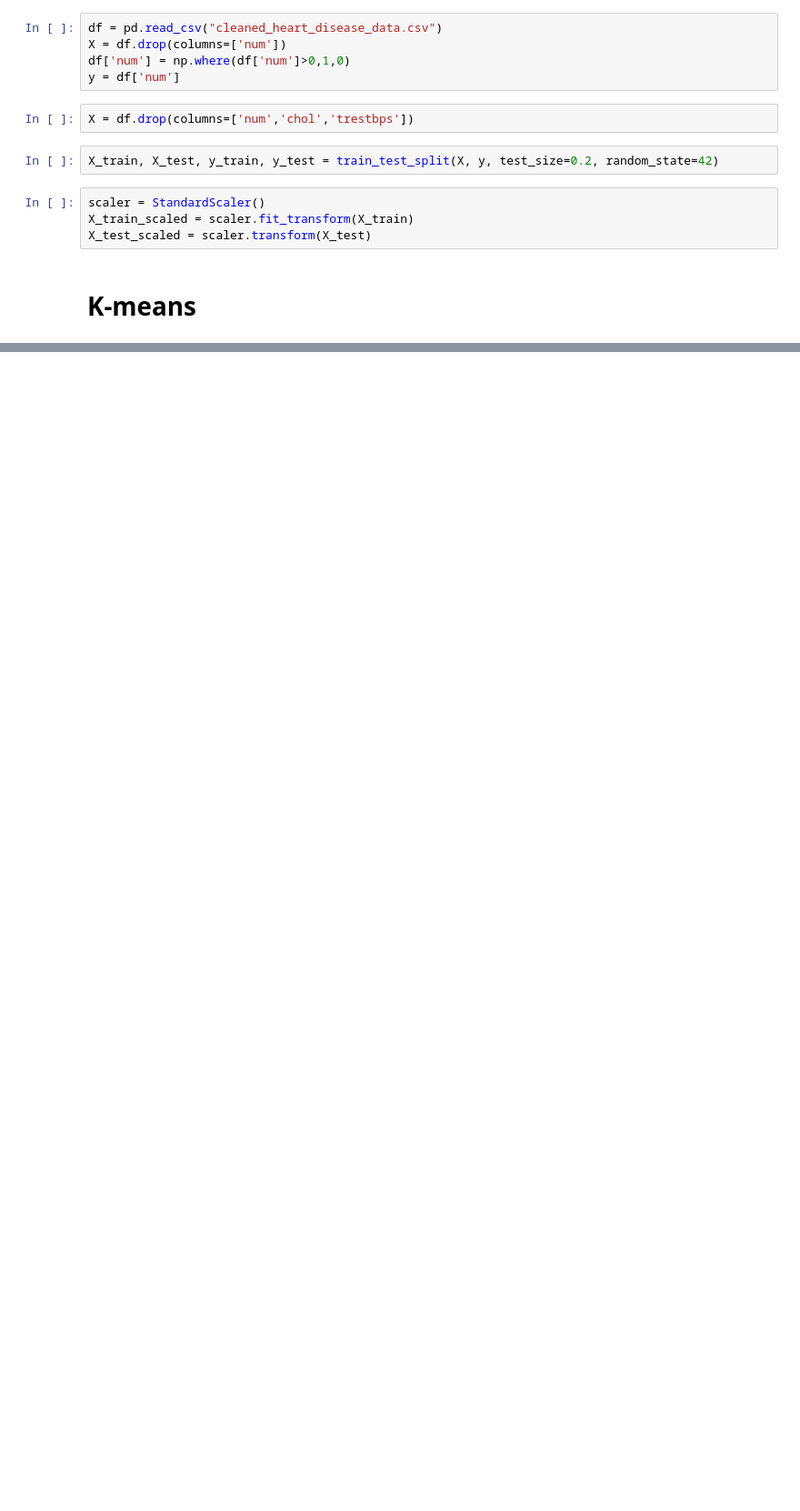
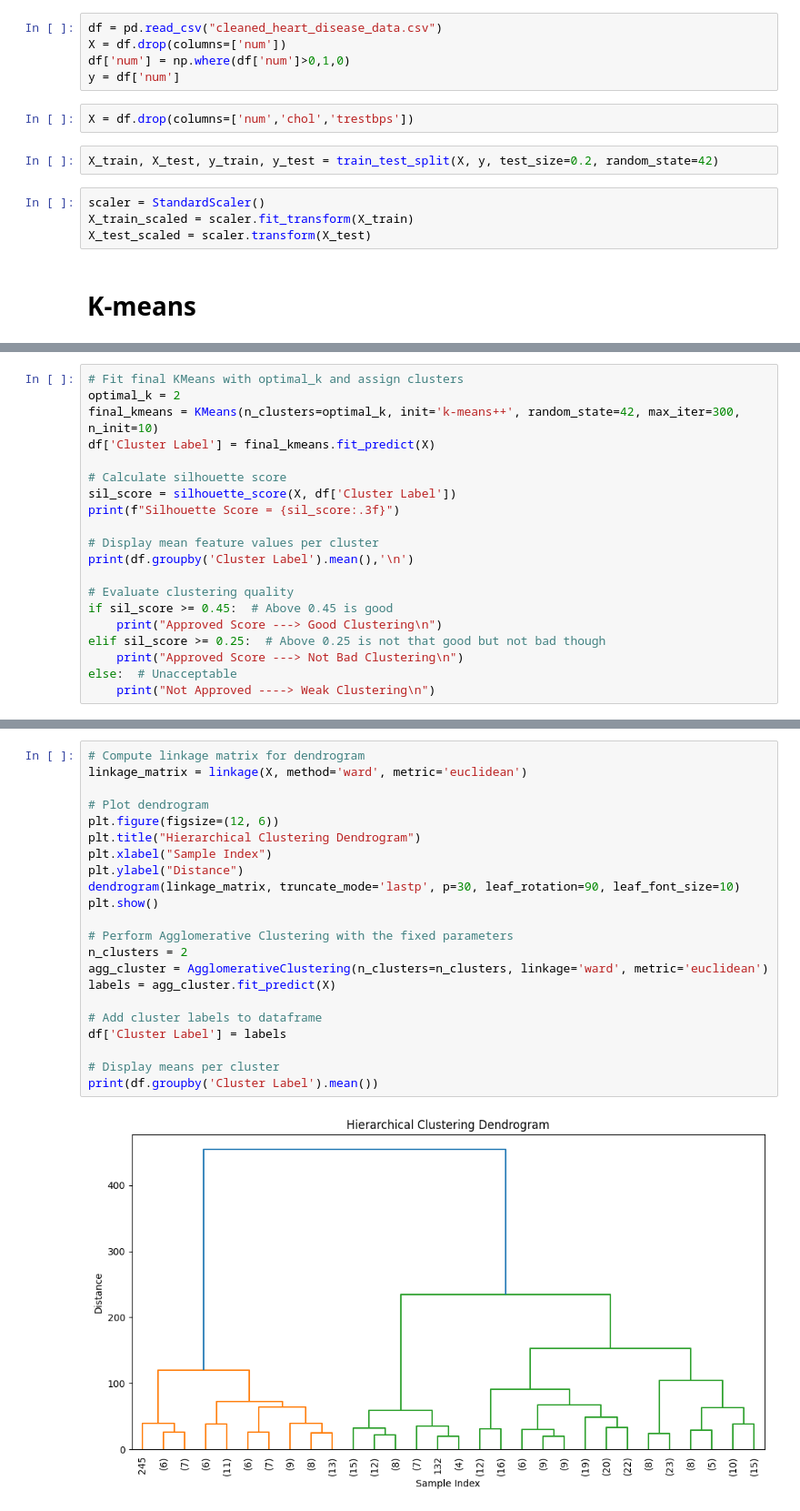
Before and after one commit to YoussefAhmed2612/UCI_Heart_Disease_Prediction, a Jupyter notebook: 2.5 Unsupervised Learning/Unsupervised Learning - Clustering.ipynb, the cells around one changed output, grey strips where cells are left out. Shown at 91% size. Saved outputs shown, nothing was run; the diff lists cells and outputs as text; blank space fills up the shorter version.

```diff
--- a/2.5 Unsupervised Learning/Unsupervised Learning - Clustering.ipynb
+++ b/2.5 Unsupervised Learning/Unsupervised Learning - Clustering.ipynb
@@ -40,0 +91,20 @@ X_test_scaled = scaler.transform(X_test)
+# %%
+# Fit final KMeans with optimal_k and assign clusters
+optimal_k = 2
+final_kmeans = KMeans(n_clusters=optimal_k, init='k-means++', random_state=42, max_iter=300, n_init=10)
+df['Cluster Label'] = final_kmeans.fit_predict(X)
+
+# Calculate silhouette score
+sil_score = silhouette_score(X, df['Cluster Label'])
+print(f"Silhouette Score = {sil_score:.3f}")
+
+# Display mean feature values per cluster
+print(df.groupby('Cluster Label').mean(),'\n')
+
+# Evaluate clustering quality
+if sil_score >= 0.45:  # Above 0.45 is good
+    print("Approved Score ---> Good Clustering\n")
+elif sil_score >= 0.25:  # Above 0.25 is not that good but not bad though
+    print("Approved Score ---> Not Bad Clustering\n")
+else:  # Unacceptable
+    print("Not Approved ----> Weak Clustering\n")
@@ -40,0 +131,24 @@ X_test_scaled = scaler.transform(X_test)
+# %%
+# Compute linkage matrix for dendrogram
+linkage_matrix = linkage(X, method='ward', metric='euclidean')
+
+# Plot dendrogram
+plt.figure(figsize=(12, 6))
+plt.title("Hierarchical Clustering Dendrogram")
+plt.xlabel("Sample Index")
+plt.ylabel("Distance")
+dendrogram(linkage_matrix, truncate_mode='lastp', p=30, leaf_rotation=90, leaf_font_size=10)
+plt.show()
+
+# Perform Agglomerative Clustering with the fixed parameters
+n_clusters = 2
+agg_cluster = AgglomerativeClustering(n_clusters=n_clusters, linkage='ward', metric='euclidean')
+labels = agg_cluster.fit_predict(X)
+
+# Add cluster labels to dataframe
+df['Cluster Label'] = labels
+
+# Display means per cluster
+print(df.groupby('Cluster Label').mean())
+# %% [output]
+[figure, added]
```
Also changed, not shown: parts of 9 cells of this notebook, 2 other files.
